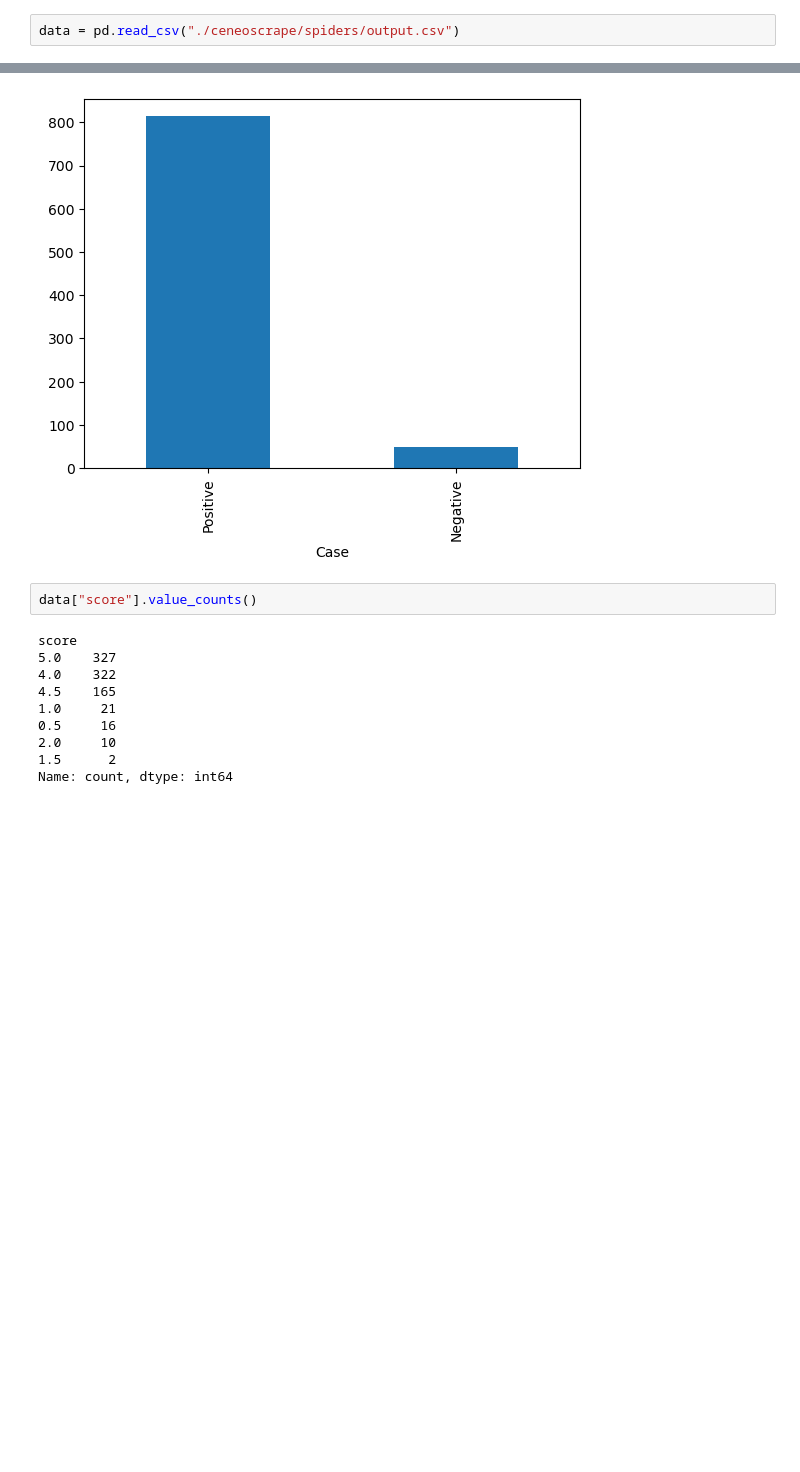
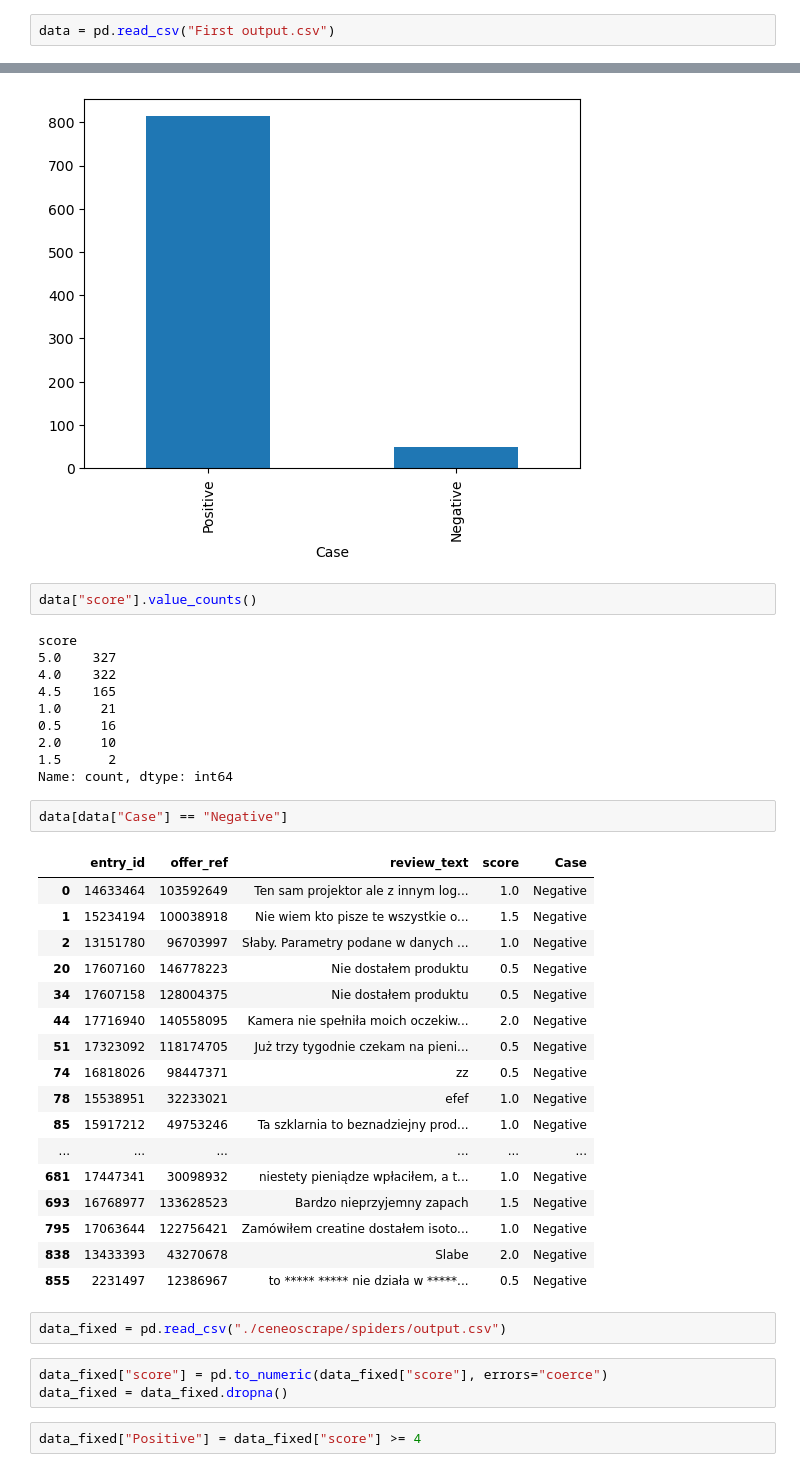
Before and after one commit to LazyDart/Ceneo-Scrape, a Jupyter notebook: First Count Analysis.ipynb, the cells around one changed output, grey strips where cells are left out. Saved outputs shown, nothing was run; the diff lists cells and outputs as text; blank space fills up the shorter version.

```diff
--- a/First Count Analysis.ipynb
+++ b/First Count Analysis.ipynb
@@ -1,7 +1,7 @@
 # %%
 import pandas as pd
 # %%
-data = pd.read_csv("./ceneoscrape/spiders/output.csv")
+data = pd.read_csv("First output.csv")
 # %%
 data["score"] = pd.to_numeric(data["score"], errors="coerce")
 # %%
@@ -32,3 +32,30 @@ score
 2.0     10
 1.5      2
 Name: count, dtype: int64
+# %%
+data[data["Case"] == "Negative"]
+# %% [output]
+|  | entry_id | offer_ref | review_text | score | Case |
+| 0 | 14633464 | 103592649 | Ten sam projektor ale z innym log... | 1.0 | Negative |
+| 1 | 15234194 | 100038918 | Nie wiem kto pisze te wszystkie o... | 1.5 | Negative |
+| 2 | 13151780 | 96703997 | Słaby. Parametry podane w danych ... | 1.0 | Negative |
+| 20 | 17607160 | 146778223 | Nie dostałem produktu | 0.5 | Negative |
+| 34 | 17607158 | 128004375 | Nie dostałem produktu | 0.5 | Negative |
+| 44 | 17716940 | 140558095 | Kamera nie spełniła moich oczekiw... | 2.0 | Negative |
+| 51 | 17323092 | 118174705 | Już trzy tygodnie czekam na pieni... | 0.5 | Negative |
+| 74 | 16818026 | 98447371 | zz | 0.5 | Negative |
+| 78 | 15538951 | 32233021 | efef | 1.0 | Negative |
+| 85 | 15917212 | 49753246 | Ta szklarnia to beznadziejny prod... | 1.0 | Negative |
+| ... | ... | ... | ... | ... | ... |
+| 681 | 17447341 | 30098932 | niestety pieniądze wpłaciłem, a t... | 1.0 | Negative |
+| 693 | 16768977 | 133628523 | Bardzo nieprzyjemny zapach | 1.5 | Negative |
+| 795 | 17063644 | 122756421 | Zamówiłem creatine dostałem isoto... | 1.0 | Negative |
+| 838 | 13433393 | 43270678 | Slabe | 2.0 | Negative |
+| 855 | 2231497 | 12386967 | to ***** ***** nie działa w *****... | 0.5 | Negative |
+# %%
+data_fixed = pd.read_csv("./ceneoscrape/spiders/output.csv")
+# %%
+data_fixed["score"] = pd.to_numeric(data_fixed["score"], errors="coerce")
+data_fixed = data_fixed.dropna()
+# %%
+data_fixed["Positive"] = data_fixed["score"] >= 4
```
Also changed, not shown: parts of 2 cells of this notebook, 1 other file.
